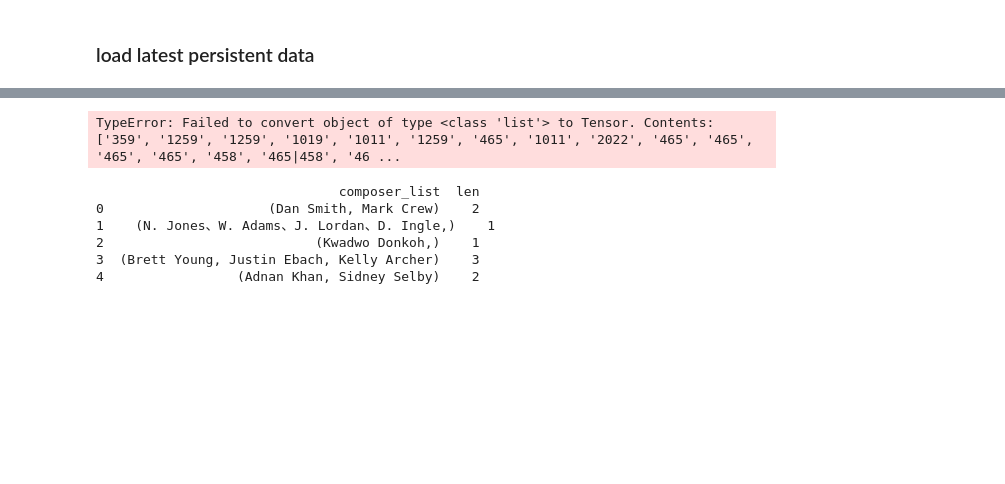
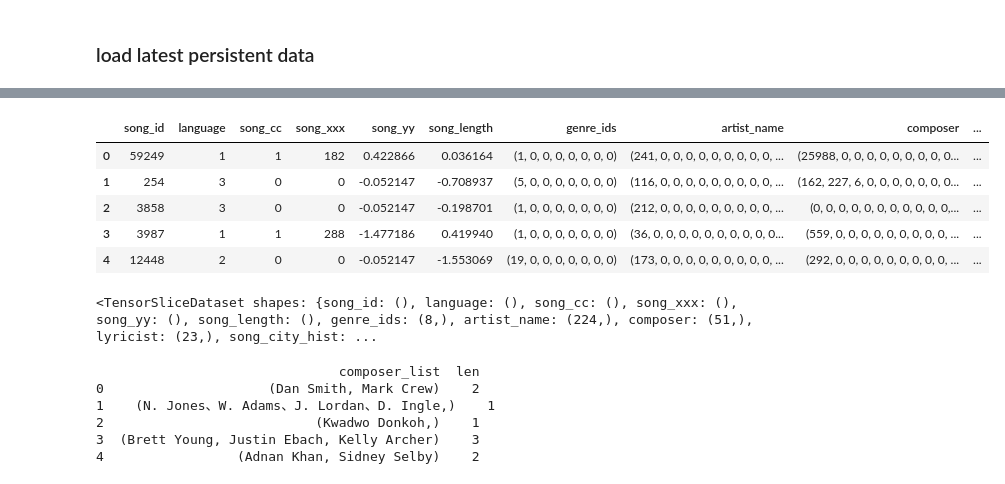
Before and after one commit to CloudMile/ml-specialized, a Jupyter notebook: kkbox/kkbox.ipynb, the cells around one changed output, grey strips where cells are left out. Saved outputs shown, nothing was run; the diff lists cells and outputs as text; code cells hidden in the pictures; blank space fills up the shorter version.

```diff
--- a/kkbox/kkbox.ipynb
+++ b/kkbox/kkbox.ipynb
@@ -581,21 +680,23 @@ KeyError: 'registration_init_time'
+# %%
+songs_copy.head()
+# %% [output]
+|  | song_id | language | song_cc | song_xxx | song_yy | song_length | genre_ids | artist_name | composer | ... |
+| 0 | 59249 | 1 | 1 | 182 | 0.422866 | 0.036164 | (1, 0, 0, 0, 0, 0, 0, 0) | (241, 0, 0, 0, 0, 0, 0, 0, 0, 0, ... | (25988, 0, 0, 0, 0, 0, 0, 0, 0, 0... | ... |
+| 1 | 254 | 3 | 0 | 0 | -0.052147 | -0.708937 | (5, 0, 0, 0, 0, 0, 0, 0) | (116, 0, 0, 0, 0, 0, 0, 0, 0, 0, ... | (162, 227, 6, 0, 0, 0, 0, 0, 0, 0... | ... |
+| 2 | 3858 | 3 | 0 | 0 | -0.052147 | -0.198701 | (1, 0, 0, 0, 0, 0, 0, 0) | (212, 0, 0, 0, 0, 0, 0, 0, 0, 0, ... | (0, 0, 0, 0, 0, 0, 0, 0, 0, 0, 0,... | ... |
+| 3 | 3987 | 1 | 1 | 288 | -1.477186 | 0.419940 | (1, 0, 0, 0, 0, 0, 0, 0) | (36, 0, 0, 0, 0, 0, 0, 0, 0, 0, 0... | (559, 0, 0, 0, 0, 0, 0, 0, 0, 0, ... | ... |
+| 4 | 12448 | 2 | 0 | 0 | -0.052147 | -1.553069 | (19, 0, 0, 0, 0, 0, 0, 0) | (173, 0, 0, 0, 0, 0, 0, 0, 0, 0, ... | (292, 0, 0, 0, 0, 0, 0, 0, 0, 0, ... | ... |
 # %%
-def map_fn(pipe):
-    pipe['genre_ids'] = tf.string_split([pipe['genre_ids']], delimiter='|').values
-    return pipe
+data = pd.DataFrame({'a': [1, 2, 3], 'b': [(1, 2), (3, 4, 5), (5, 6)]})
 
 with tf.Graph().as_default():
     # ds = tf.data.Dataset.from_tensor_slices({'col1': [1, 2, 3], 'col2': [(1, 2), (0, 0), (0, 0)]})
-    ds = tf.data.Dataset.from_tensor_slices(a.head(30)[['genre_ids', 'target']].to_dict('list'))
-    ds = ds.map(map_fn)
-    ds = ds.make_one_shot_iterator().get_next()
-    # ds = tf.data.Dataset.from_generator(
-    #     gen_fn, (tf.int32, tf.int32), (tf.TensorShape([None]), tf.TensorShape([]))
-    # )
+    ds = tf.data.Dataset.from_tensor_slices( songs_copy.head(30).to_dict('list') )
+    print(ds)
     with tf.Session() as sess:
-        print( sess.run(ds) )
         pass
 # %% [output]
-TypeError: Failed to convert object of type <class 'list'> to Tensor. Contents: ['359', '1259', '1259', '1019', '1011', '1259', '465', '1011', '2022', '465', '465', '465', '465', '458', '465|458', '46 ...
+<TensorSliceDataset shapes: {song_id: (), language: (), song_cc: (), song_xxx: (), song_yy: (), song_length: (), genre_ids: (8,), artist_name: (224,), composer: (51,), lyricist: (23,), song_city_hist: ...
 # %%
 df = pd.DataFrame({'composer_list': data.composer_list.dropna().values,
                    'len': data.composer_list.dropna().map(len).values})
```
Also changed, not shown: parts of 24 cells of this notebook, 2 other files.
